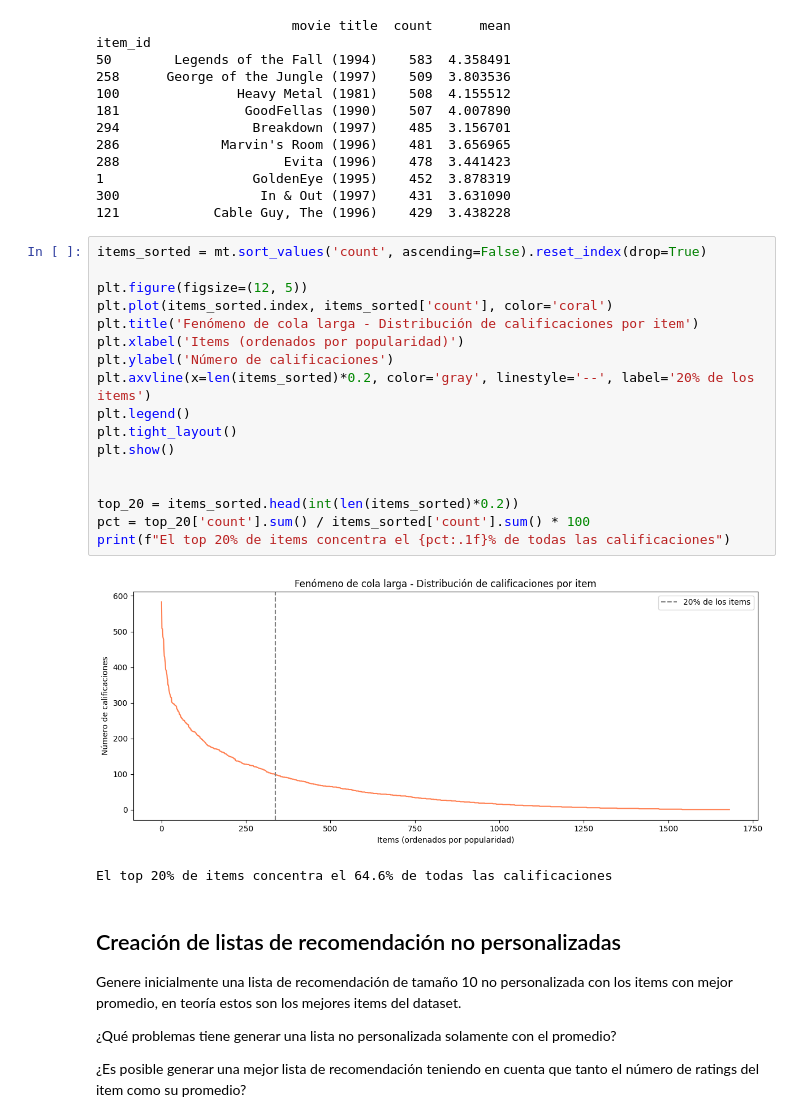
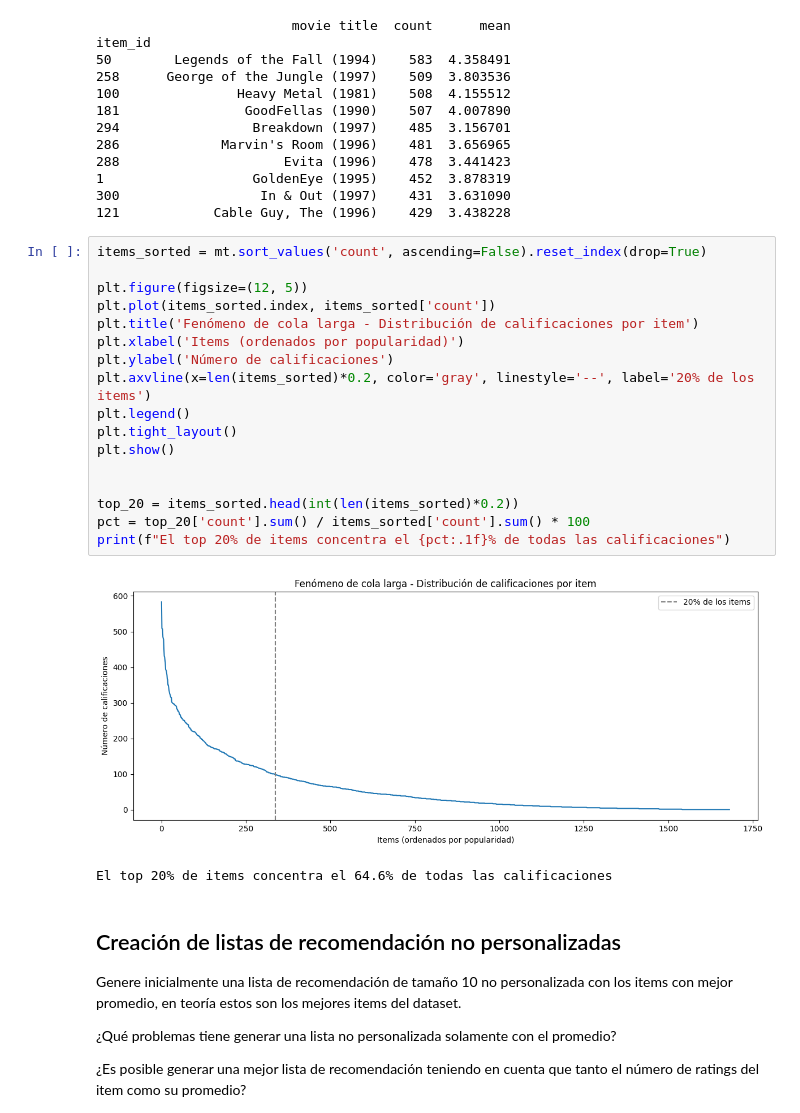
Before and after one commit to AlisonAristizabal/Laboratorio-1-Sistemas-de-Recomendacion, a Jupyter notebook: lab01/MINE4201_SR_Laboratorio_1.ipynb, the cells around one changed output. Cells and saved outputs as stored; diff of their text form.

```diff
--- a/lab01/MINE4201_SR_Laboratorio_1.ipynb
+++ b/lab01/MINE4201_SR_Laboratorio_1.ipynb
@@ -233,22 +233,22 @@ item_id
 # %%
 items_sorted = mt.sort_values('count', ascending=False).reset_index(drop=True)
 
 plt.figure(figsize=(12, 5))
-plt.plot(items_sorted.index, items_sorted['count'], color='coral')
+plt.plot(items_sorted.index, items_sorted['count'])
 plt.title('Fenómeno de cola larga - Distribución de calificaciones por item')
 plt.xlabel('Items (ordenados por popularidad)')
 plt.ylabel('Número de calificaciones')
 plt.axvline(x=len(items_sorted)*0.2, color='gray', linestyle='--', label='20% de los items')
 plt.legend()
 plt.tight_layout()
 plt.show()
 
 
 top_20 = items_sorted.head(int(len(items_sorted)*0.2))
 pct = top_20['count'].sum() / items_sorted['count'].sum() * 100
 print(f"El top 20% de items concentra el {pct:.1f}% de todas las calificaciones")
 # %% [output]
-[figure, old version]
+[figure, new version]
 El top 20% de items concentra el 64.6% de todas las calificaciones
 # %% [markdown]
 ## Creación de listas de recomendación no personalizadas
```
